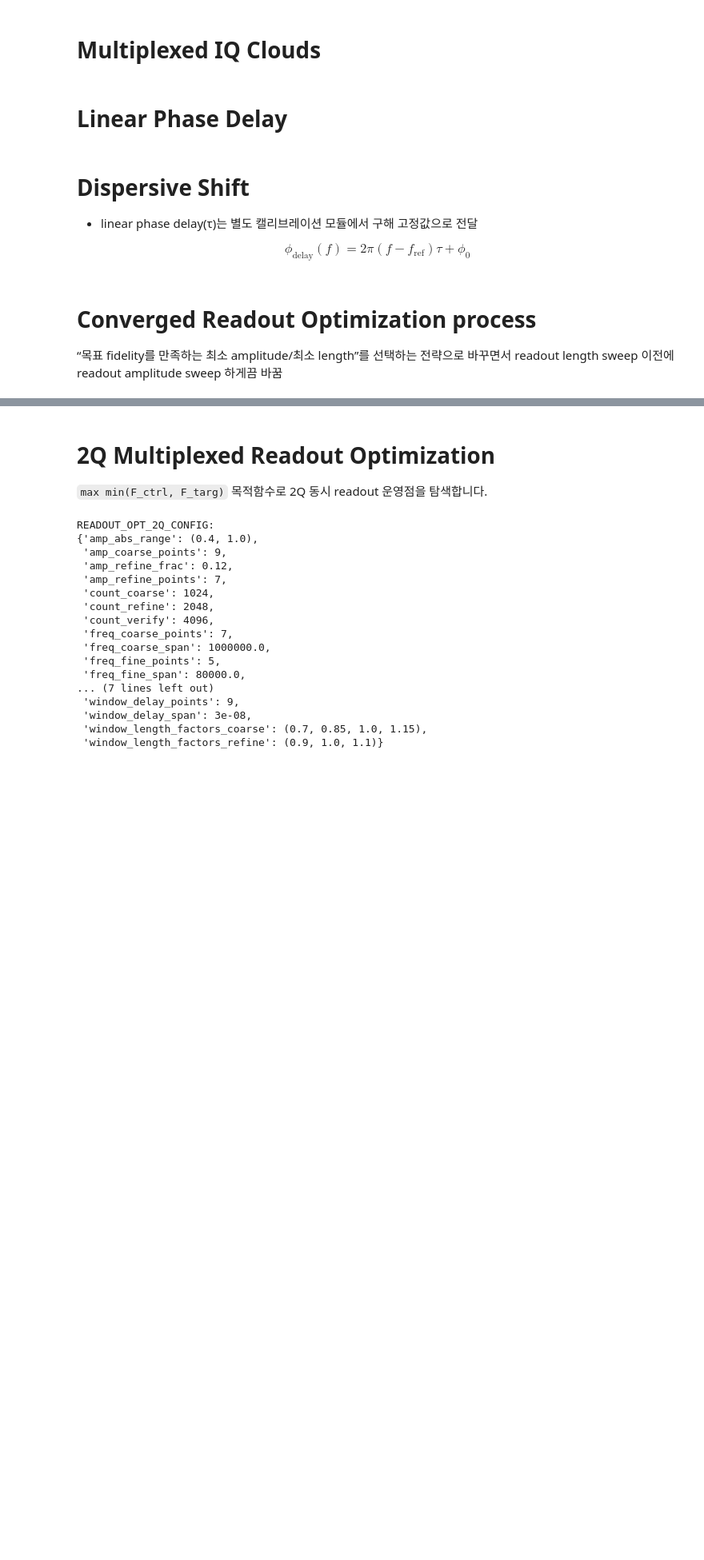
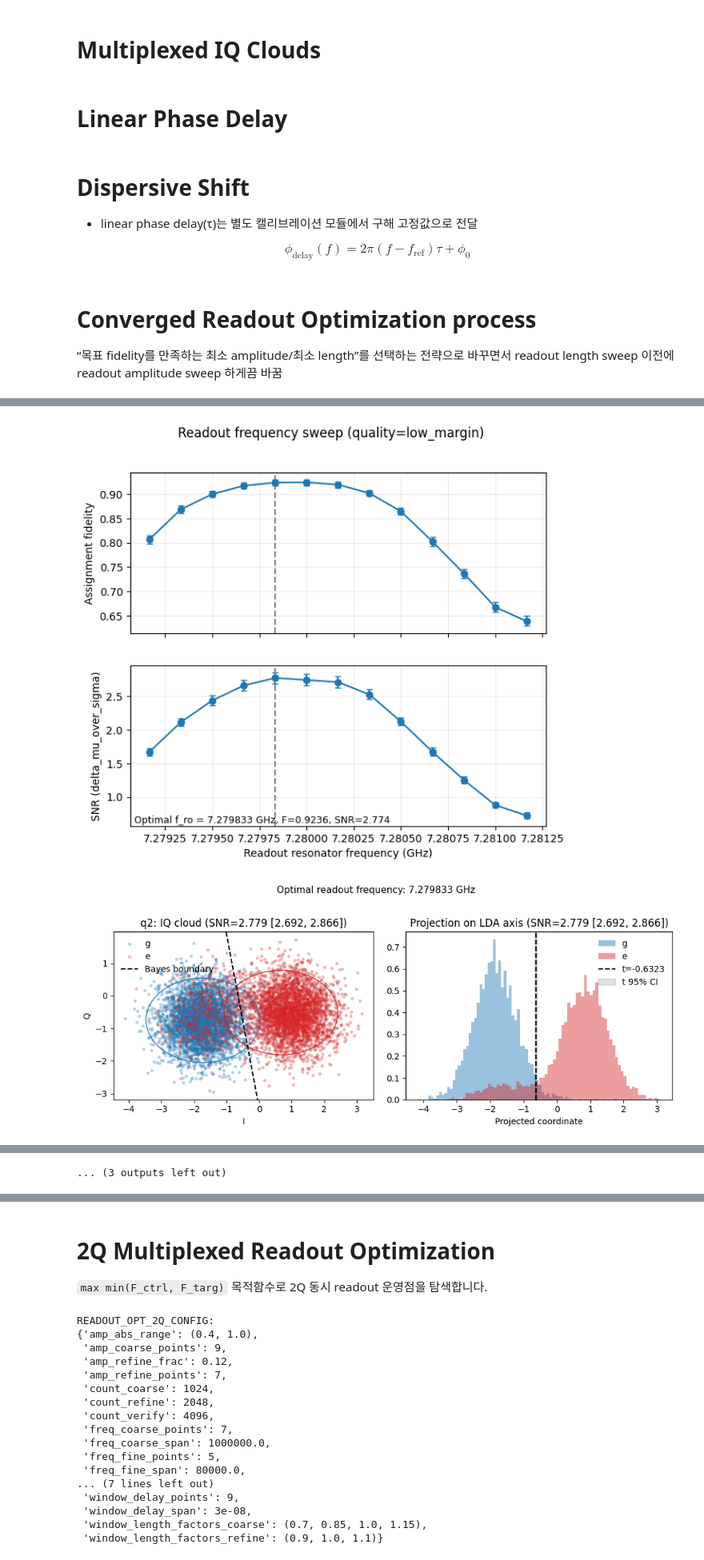
Before and after one commit to yalgaeahn/qubit-experiment, a Jupyter notebook: examples/selectiveRIP/readout_optimization.ipynb, the cells around one changed output, grey strips where cells are left out. Shown at 80% size. Cells and saved outputs as stored; diff of their text form; code cells hidden in the pictures; blank space fills up the shorter version.

```diff
--- a/examples/selectiveRIP/readout_optimization.ipynb
+++ b/examples/selectiveRIP/readout_optimization.ipynb
@@ -473,15 +473,15 @@ READOUT_OPT_V2_CONFIG = {
     "freq_span_fine": 80e3,
     "freq_points_fine": 9,
     "window_delay_span": 30e-9,
-    "window_length_factors": (0.5, 0.6, 0.8, 1.0),
+    "window_length_factors":(0.5, 0.6, 0.8, 0.9 1.0),
     "amp_frac": 0.20,
     "amp_points": 13,
     "amp_min": 0.4,
-    "amp_max": 1.0,
+    "amp_max": 0.9,
     "amp_pick_mode": "max",  # "min" | "max" (within fidelity floor)
     "amp_polish_frac": 0.08,
     "amp_polish_points": 7,
-    "length_factors": (0.3 ,0.4, 0.5, 0.6, 0.8),
+    "length_factors": (0.4, 0.5, 0.6, 0.8, 1.0),
     "count_freq": 1024 * 4,
     "count_other": 1024 * 2,
     "max_readout_length": 2.048e-6,
@@ -491,7 +491,7 @@ READOUT_OPT_V2_CONFIG = {
     "freq_consecutive_hits": 1,
     # Optional step control:
     # "step_sequence": ("freq-coarse", "integration-window", "readout-length", "amplitude", "freq-refine-fine"),
-    # "skip_steps": ("amplitude-polish", "amplitude-polish-final"),
+    #"skip_steps": ("amplitude-polish", "amplitude-polish-final"),
 }
 
 print("READOUT_OPT_V2_CONFIG:")
@@ -1189,7 +1207,7 @@ if "qubits" not in globals() or len(qubits) < 1:
     raise RuntimeError("qubits is not available in notebook globals.")
 
 ###################
-q_opt = qubits[1]##
+q_opt = qubits[2]##
 
 # Step orchestration knobs: reorder/skip without touching core function.
 custom_step_sequence = list(READOUT_OPT_V2_DEFAULT_STEP_SEQUENCE)
@@ -1227,3 +1245,4 @@ print("\ndiagnostics:")
 pprint(readout_opt_diagnostics)
 print("\nhistory:")
 _print_history(readout_opt_history)
+# %% [output]
@@ -1229,0 +1266,2 @@ _print_history(readout_opt_history)
+[figure, added]
+[figure, added]
@@ -1230,2 +1277,3 @@ _print_history(readout_opt_history)
+... (3 outputs left out)
 # %%
 final_readout_state
```
Also changed, not shown: parts of 9 cells of this notebook, 3 other files.
